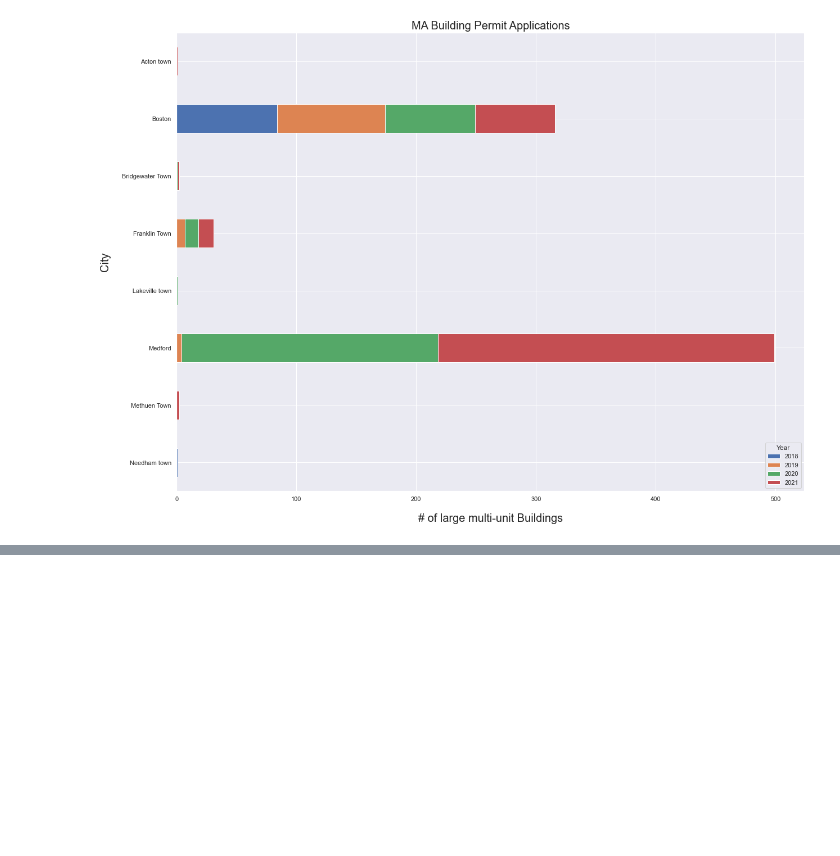
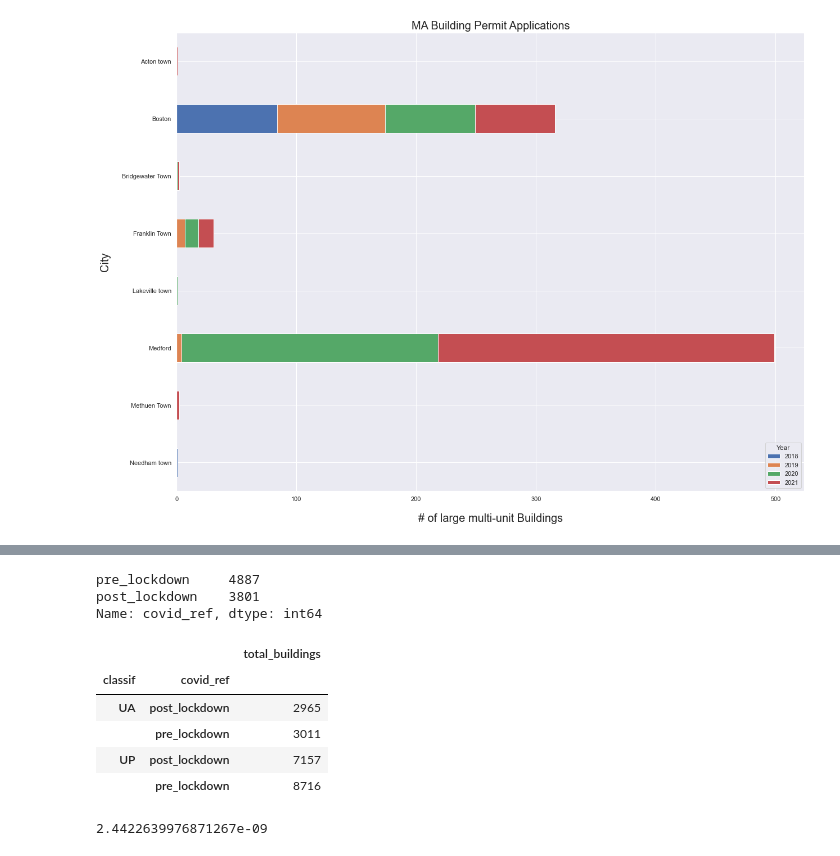
Before and after one commit to sauyeung92/MA_build_permit_analysis, a Jupyter notebook: MA Census Bureau Permit Analysis.ipynb, the cells around one changed output, grey strips where cells are left out. Saved outputs shown, nothing was run; the diff lists cells and outputs as text; code cells hidden in the pictures; blank space fills up the shorter version.

```diff
--- a/MA Census Bureau Permit Analysis.ipynb
+++ b/MA Census Bureau Permit Analysis.ipynb
@@ -667,0 +586,3 @@ ax.legend(title = 'Year', loc = 4)
+# %%
+ma_df['covid_ref'] = ma_df['date'].apply(lambda val: 'post_lockdown' if val >= pd.to_datetime('2020-03-10')\
+                                         else ('pre_lockdown'))
@@ -667,0 +598,18 @@ ax.legend(title = 'Year', loc = 4)
+# %%
+SOE_df = ma_df.query('classif != "R"')
+SOE_df['covid_ref'].value_counts()
+# %% [output]
+pre_lockdown     4887
+post_lockdown    3801
+Name: covid_ref, dtype: int64
+# %%
+SOE_table = pd.pivot_table(SOE_df, index = ['classif', 'covid_ref'], values = ['total_buildings'], aggfunc = np.sum)
+# %%
+SOE_table
+# %% [output]
+|  |  | total_buildings |
+| classif | covid_ref |  |
+| UA | post_lockdown | 2965 |
+|  | pre_lockdown | 3011 |
+| UP | post_lockdown | 7157 |
+|  | pre_lockdown | 8716 |
@@ -667,0 +621,4 @@ ax.legend(title = 'Year', loc = 4)
+# %%
+print(pval)
+# %% [output]
+2.4422639976871267e-09
```
Also changed, not shown: parts of 40 cells of this notebook.
